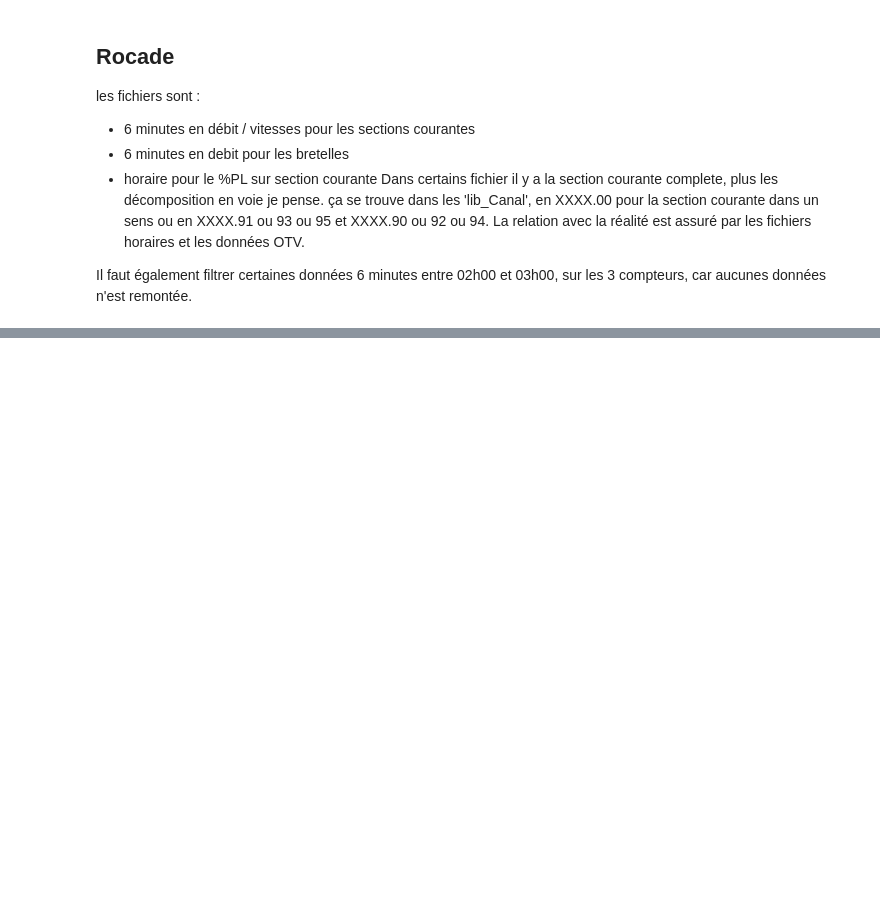
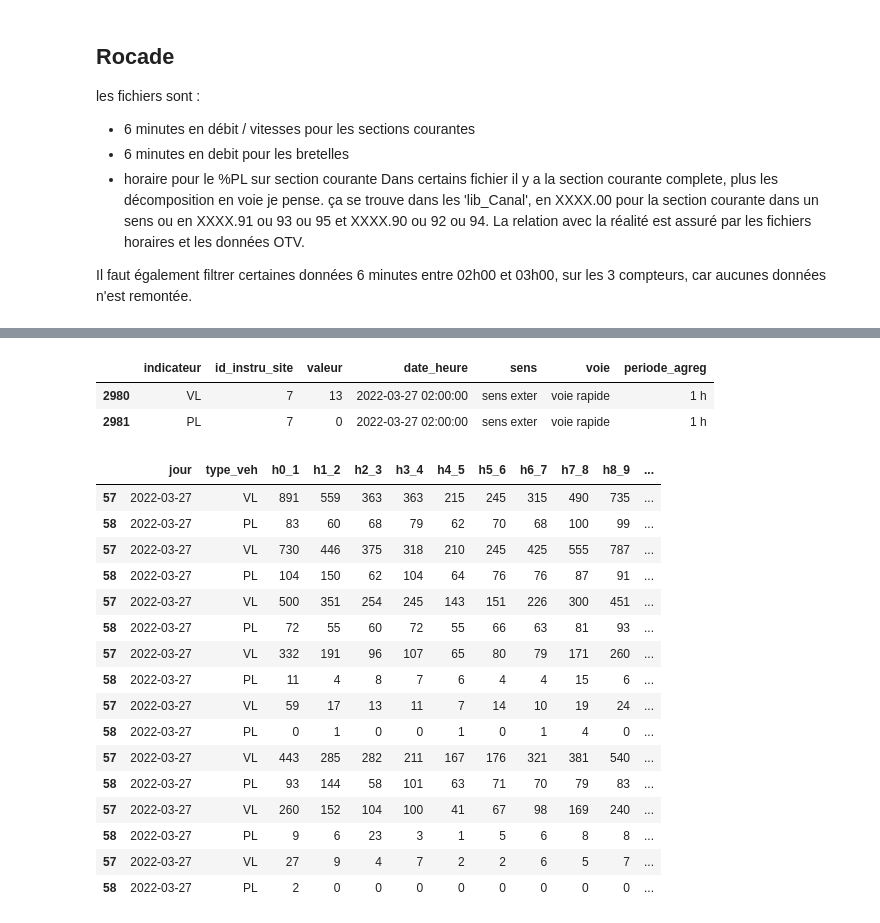
Before and after one commit to nantodevison/PPBE_BdxMet, a Jupyter notebook: notebooks/Import_donnees.ipynb, the cells around one changed output, grey strips where cells are left out. Cells and saved outputs as stored; diff of their text form; code cells hidden in the pictures; blank space fills up the shorter version.

```diff
--- a/notebooks/Import_donnees.ipynb
+++ b/notebooks/Import_donnees.ipynb
@@ -120,0 +138,29 @@ with ct.ConnexionBdd(bdd) as c:
+# %%
+dfHoraireFinal.loc[(dfHoraireFinal.date_heure.dt.dayofyear == 86) & (dfHoraireFinal.voie == 'voie rapide') &
+                   (((dfHoraireFinal.sens == 'sens exter') & (dfHoraireFinal.id_instru_site == 7))) & (dfHoraireFinal.date_heure.dt.hour == 2)].head(20)
+# %% [output]
+|  | indicateur | id_instru_site | valeur | date_heure | sens | voie | periode_agreg |
+| 2980 | VL | 7 | 13 | 2022-03-27 02:00:00 | sens exter | voie rapide | 1 h |
+| 2981 | PL | 7 | 0 | 2022-03-27 02:00:00 | sens exter | voie rapide | 1 h |
+# %%
+test = dira.miseEnFormeFeuille(pd.read_excel(os.path.join(dossierTrafic, fichierHoraireS43), sheet_name=None), 'S_MB333.M_7', FlagHorsOTV=True)[0]
+# %%
+test.loc[test.jour == '2022-03-27']
+# %% [output]
+|  | jour | type_veh | h0_1 | h1_2 | h2_3 | h3_4 | h4_5 | h5_6 | h6_7 | h7_8 | h8_9 | ... |
+| 57 | 2022-03-27 | VL | 891 | 559 | 363 | 363 | 215 | 245 | 315 | 490 | 735 | ... |
+| 58 | 2022-03-27 | PL | 83 | 60 | 68 | 79 | 62 | 70 | 68 | 100 | 99 | ... |
+| 57 | 2022-03-27 | VL | 730 | 446 | 375 | 318 | 210 | 245 | 425 | 555 | 787 | ... |
+| 58 | 2022-03-27 | PL | 104 | 150 | 62 | 104 | 64 | 76 | 76 | 87 | 91 | ... |
+| 57 | 2022-03-27 | VL | 500 | 351 | 254 | 245 | 143 | 151 | 226 | 300 | 451 | ... |
+| 58 | 2022-03-27 | PL | 72 | 55 | 60 | 72 | 55 | 66 | 63 | 81 | 93 | ... |
+| 57 | 2022-03-27 | VL | 332 | 191 | 96 | 107 | 65 | 80 | 79 | 171 | 260 | ... |
+| 58 | 2022-03-27 | PL | 11 | 4 | 8 | 7 | 6 | 4 | 4 | 15 | 6 | ... |
+| 57 | 2022-03-27 | VL | 59 | 17 | 13 | 11 | 7 | 14 | 10 | 19 | 24 | ... |
+| 58 | 2022-03-27 | PL | 0 | 1 | 0 | 0 | 1 | 0 | 1 | 4 | 0 | ... |
+| 57 | 2022-03-27 | VL | 443 | 285 | 282 | 211 | 167 | 176 | 321 | 381 | 540 | ... |
+| 58 | 2022-03-27 | PL | 93 | 144 | 58 | 101 | 63 | 71 | 70 | 79 | 83 | ... |
+| 57 | 2022-03-27 | VL | 260 | 152 | 104 | 100 | 41 | 67 | 98 | 169 | 240 | ... |
+| 58 | 2022-03-27 | PL | 9 | 6 | 23 | 3 | 1 | 5 | 6 | 8 | 8 | ... |
+| 57 | 2022-03-27 | VL | 27 | 9 | 4 | 7 | 2 | 2 | 6 | 5 | 7 | ... |
+| 58 | 2022-03-27 | PL | 2 | 0 | 0 | 0 | 0 | 0 | 0 | 0 | 0 | ... |
```
Also changed, not shown: parts of 3 cells of this notebook, 10 other files.
